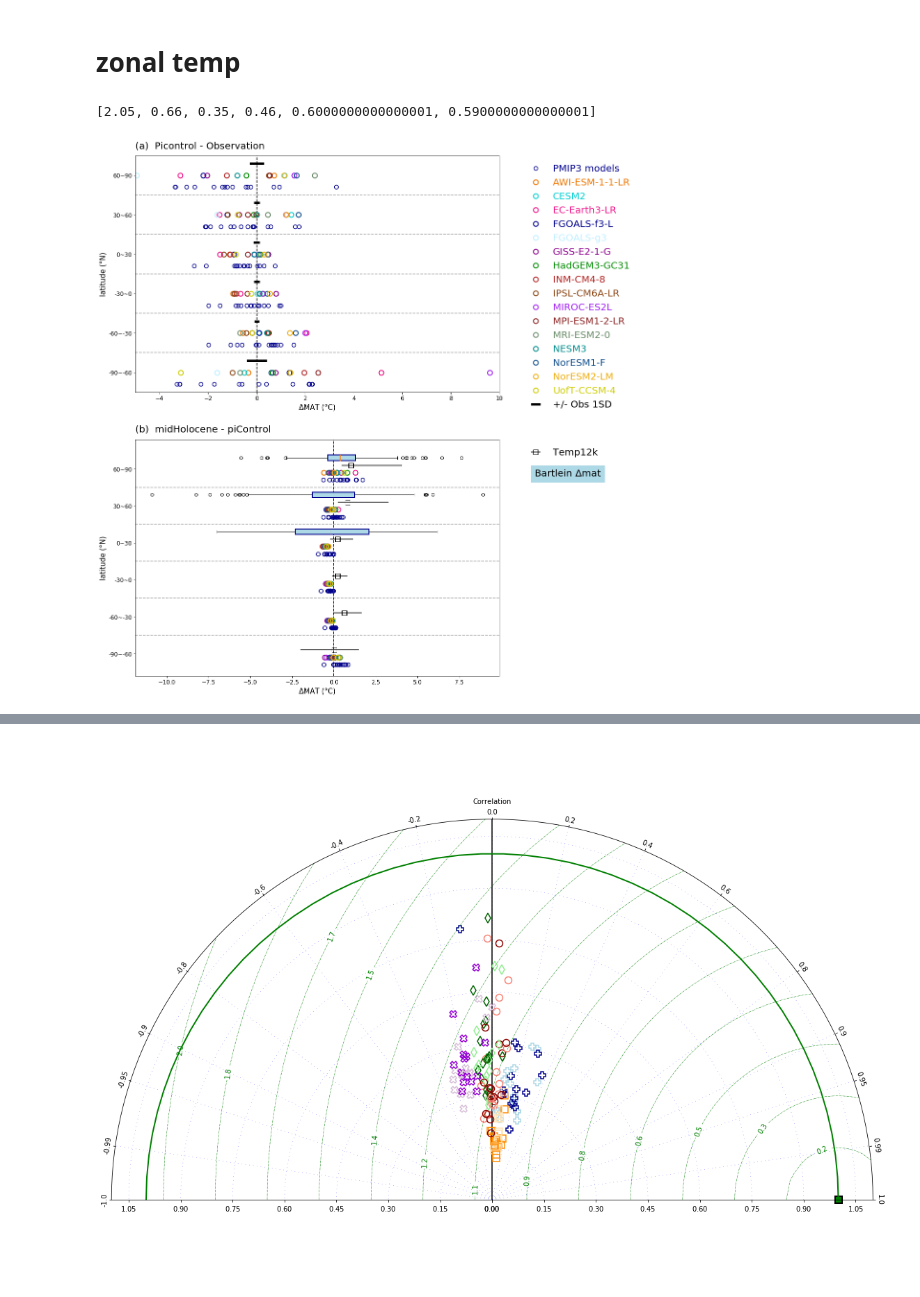
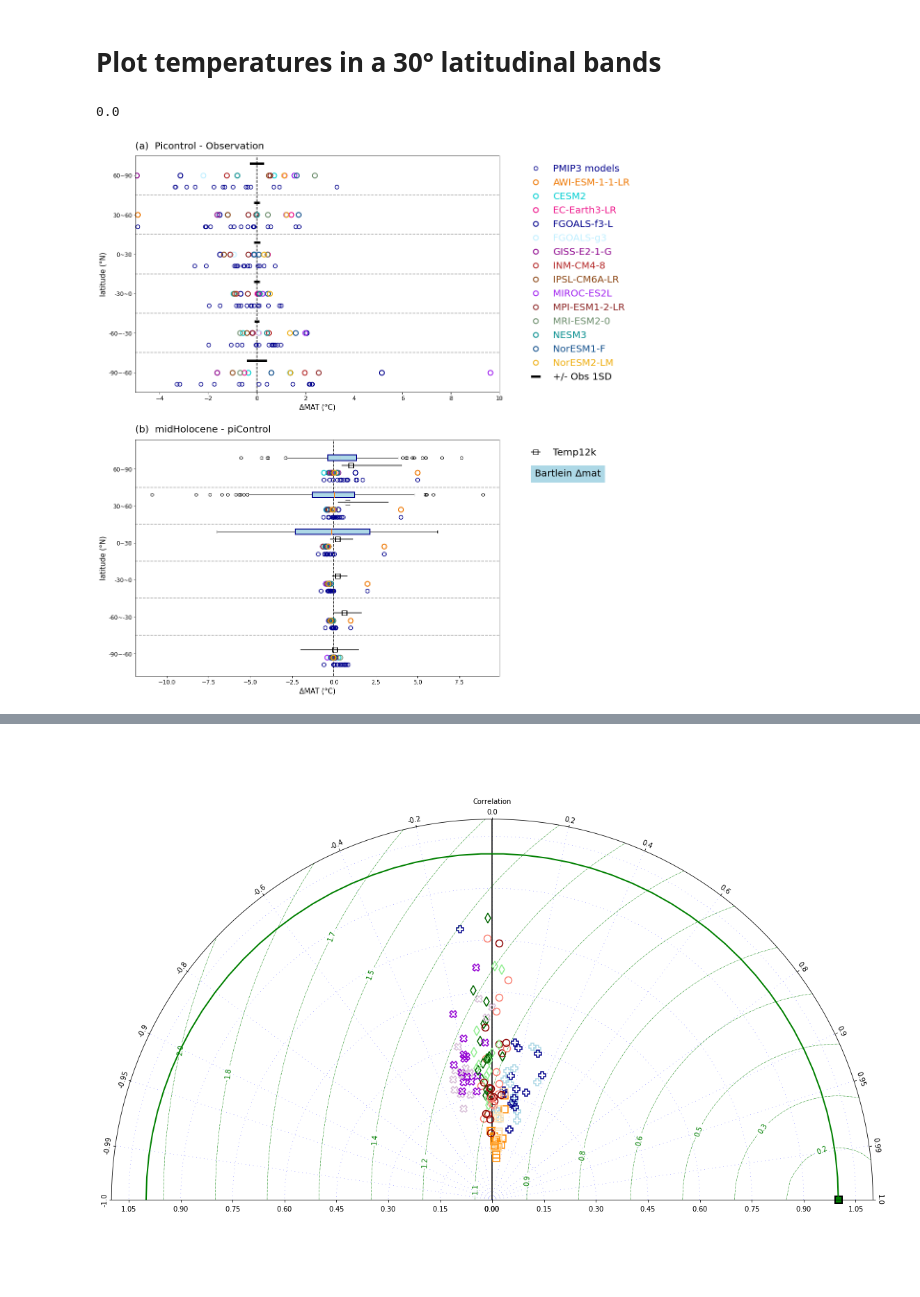
Before and after one commit to chrisbrierley/PMIP4-midHolocene, a Jupyter notebook: notebooks/mh_plotting.ipynb, the cells around one changed output, grey strips where cells are left out. Drawn from its saved outputs; the diff is of its cells as text; code cells hidden in the pictures.

```diff
--- a/notebooks/mh_plotting.ipynb
+++ b/notebooks/mh_plotting.ipynb
@@ -439,9 +368,9 @@ var=monsoonlist
 color_r3=pd.read_csv('PMIP3_modellist.csv',skipinitialspace=True,header=0)['r']
 color_g3=pd.read_csv('PMIP3_modellist.csv',skipinitialspace=True,header=0)['g']
 color_b3=pd.read_csv('PMIP3_modellist.csv',skipinitialspace=True,header=0)['b']
-color_r4=pd.read_csv('PMIP4_modellist.csv',skipinitialspace=True,header=0)['r']
-color_g4=pd.read_csv('PMIP4_modellist.csv',skipinitialspace=True,header=0)['g']
-color_b4=pd.read_csv('PMIP4_modellist.csv',skipinitialspace=True,header=0)['b']
+color_r4=pd.read_csv('PMIP4_modellist.csv',skipinitialspace=True,header=0)['mh_r']
+color_g4=pd.read_csv('PMIP4_modellist.csv',skipinitialspace=True,header=0)['mh_g']
+color_b4=pd.read_csv('PMIP4_modellist.csv',skipinitialspace=True,header=0)['mh_b']
 
 
 plt.figure(figsize=(45,35))
@@ -535,5 +464,5 @@ plt.savefig('../plots/png/mh_individual_monsoon.png')
-# %% [markdown]
-# zonal temp
+# %% [markdown]
+# Plot temperatures in a 30° latitudinal bands
 # %%
 modellist4=pd.read_csv('PMIP4_modellist.csv',skipinitialspace=True,header=0)['model']
 modellist3=pd.read_csv('PMIP3_modellist.csv',skipinitialspace=True,header=0)['model']
@@ -556,16 +485,16 @@ yerr95=[]
 for i in range(6):
     yerr5.append(recons_zonal[i]-ryerr5[i])
     yerr95.append(ryerr95[i]-recons_zonal[i])
-# %%
-yerr5
-# %% [output]
-[2.05, 0.66, 0.35, 0.46, 0.6000000000000001, 0.5900000000000001]
+# %%
+data3_pi.values[0,0]
+# %% [output]
+0.0
 # %%
 error=[yerr5,yerr95]
 # %%
-recons_filename='../recons/bartlein/mat_delta_06ka_ALL_grid_2x2.nc'
-d=Dataset(recons_filename)
-mat_recons=d.variables['mat_anm_mean'][:]
+recons_filename='../recons/Bartlein/mat_delta_06ka_ALL_grid_2x2.nc'
+d=xr.open_dataset(recons_filename)
+mat_recons=d['mat_anm_mean']
 xnan=np.ma.filled(mat_recons.astype(float), np.nan)
 xla1=['-90-60','-60-30','-300','030','3060','6090']
 x1=np.arange(0,91,15)
@@ -586,9 +515,9 @@ xla=['-90~-60','-60~-30','-30~0','0~30','30~60','60~90']
 color_r3=pd.read_csv('PMIP3_modellist.csv',skipinitialspace=True,header=0)['r']
 color_g3=pd.read_csv('PMIP3_modellist.csv',skipinitialspace=True,header=0)['g']
 color_b3=pd.read_csv('PMIP3_modellist.csv',skipinitialspace=True,header=0)['b']
-color_r4=pd.read_csv('PMIP4_modellist.csv',skipinitialspace=True,header=0)['r']
-color_g4=pd.read_csv('PMIP4_modellist.csv',skipinitialspace=True,header=0)['g']
-color_b4=pd.read_csv('PMIP4_modellist.csv',skipinitialspace=True,header=0)['b']
+color_r4=pd.read_csv('PMIP4_modellist.csv',skipinitialspace=True,header=0)['mh_r']
+color_g4=pd.read_csv('PMIP4_modellist.csv',skipinitialspace=True,header=0)['mh_g']
+color_b4=pd.read_csv('PMIP4_modellist.csv',skipinitialspace=True,header=0)['mh_b']
 
 
 p0=[0,0,0,0,0,0]
@@ -607,12 +536,14 @@ for i in range(len(p6)):
 plt.title('(a)  Picontrol - Observation',pad=15,fontsize=20,loc='left')
 plt.axvline(x=0,color='k',linestyle="--")
 plt.errorbar(p0, p5, xerr=yerr_obs,uplims=True,lolims=True,color='k',lw=5,ls='none',label='+/- Obs 1SD')
-plt.plot(data3_pi['CCSM4'][0]-obs_zonal,p4,color='darkblue',marker='o',mew=1.5, ms=8,fillstyle='none',linestyle='None',label='PMIP3 models')
+plt.plot(data3_pi.values[0,0]-obs_zonal,p4,color='darkblue',marker='o',mew=1.5, ms=8,fillstyle='none',linestyle='None',label='PMIP3 models')
 #plt.errorbar(obs_zonal, p5, xerr=yerr_obs,marker='s',ms=10,color='k',ls='none',label='Obs')
 for i,m in enumerate(modellist4):
-    plt.plot(data4_pi[m]-obs_zonal,p3,color=(color_r4[i],color_g4[i],color_b4[i]),marker='o',mew=2, ms=10,label=m,fillstyle='none',linestyle='None')
+    if m in tas4_models.values:
+        plt.plot(data4_pi.values[:,i]-obs_zonal,p3,color=(color_r4[i],color_g4[i],color_b4[i]),marker='o',mew=2, ms=10,label=m,fillstyle='none',linestyle='None')
 for i,m in enumerate(modellist3):
-    plt.plot(data3_pi[m]-obs_zonal,p4,color='darkblue',marker='o',mew=1.5, ms=8,fillstyle='none',linestyle='None')
+    if m in tas3_models.values:
+        plt.plot(data3_pi.values[:,i]-obs_zonal,p4,color='darkblue',marker='o',mew=1.5, ms=8,fillstyle='none',linestyle='None')
 yylabel='latitude (%sN)' %(chr(176))
 xxlabel='%sMAT (%sC)' %(chr(916),chr(176))
 plt.ylabel(yylabel,fontsize=15)
@@ -625,33 +556,35 @@ for line, text in zip(leg.get_lines(), leg.get_texts()):
 
 plt.subplot(223)
 for i in range(len(p6)):
     plt.axhline(y=p6[i],color='darkgrey',linestyle="--")
 plt.title('(b)  midHolocene - piControl',pad=15,fontsize=20,loc='left')
 plt.axvline(x=0,color='k',linestyle="--")
 
 for i,m in enumerate(modellist4):
-    plt.plot(data4[m],p2,color=(color_r4[i],color_g4[i],color_b4[i]),marker='o',mew=2, ms=10,fillstyle='none',linestyle='None')
+    if m in tas4_models.values:
+        plt.plot(data4.values[:,i],p2,color=(color_r4[i],color_g4[i],color_b4[i]),marker='o',mew=2, ms=10,fillstyle='none',linestyle='None')
 for i,m in enumerate(modellist3):
-    plt.plot(data3[m],p4,color='darkblue',marker='o',mew=1.5, ms=8,fillstyle='none',linestyle='None')
+    if m in tas3_models.values:
+        plt.plot(data3.values[:,i],p4,color='darkblue',marker='o',mew=1.5, ms=8,fillstyle='none',linestyle='None')
 #plt.plot(recons_zonal, p1, marker='o',color='k',mew=2,ms=10,fillstyle='none',ls='none',label='Temp12k')
 plt.errorbar(recons_zonal, p1, xerr=error,marker='s',color='k',ms=10,fillstyle='none',ls='none',label='Temp12k')
 #plt.errorbar(recons_zonal, p1, xerr=yerr95,lolims=True,marker='s',color='k',ms=10,fillstyle='none',ls='none')
 #for i in range(6):
 #    plt.plot([yerr5[i],yerr95[i]],[p1[i],p1[i]],'k')
 bp=plt.boxplot(recons_data[3:6],positions=p5[3:6],vert=False,widths=0.15,patch_artist=True)
 for box in bp['boxes']:
     box.set(color='darkblue', linewidth=2)
     box.set(facecolor = 'lightblue' )
 yylabel='latitude (%sN)' %(chr(176))
 xxlabel='%sMAT (%sC)' %(chr(916),chr(176))
 plt.ylabel(yylabel,fontsize=15)
 plt.xlabel(xxlabel,fontsize=15)
 plt.xticks(fontsize=12)
 plt.yticks(p3,xla,fontsize=12)
 leg=plt.legend(bbox_to_anchor=(1.05, 1), loc='upper left',edgecolor='None',facecolor='None', borderaxespad=0.5,fontsize=20)
 plt.text(12, 5.8, 'Bartlein %smat'%(chr(916)),backgroundcolor='lightblue', color='black', weight='roman',fontsize=20)
 
 plt.savefig('../plots/pdf/zonal_temp_option1.pdf')
 plt.savefig('../plots/png/zonal_temp_option1.png')
 # %% [output]
-[figure, old version]
+[figure, new version]
```
Also changed, not shown: parts of 28 cells of this notebook, 5 other files.
